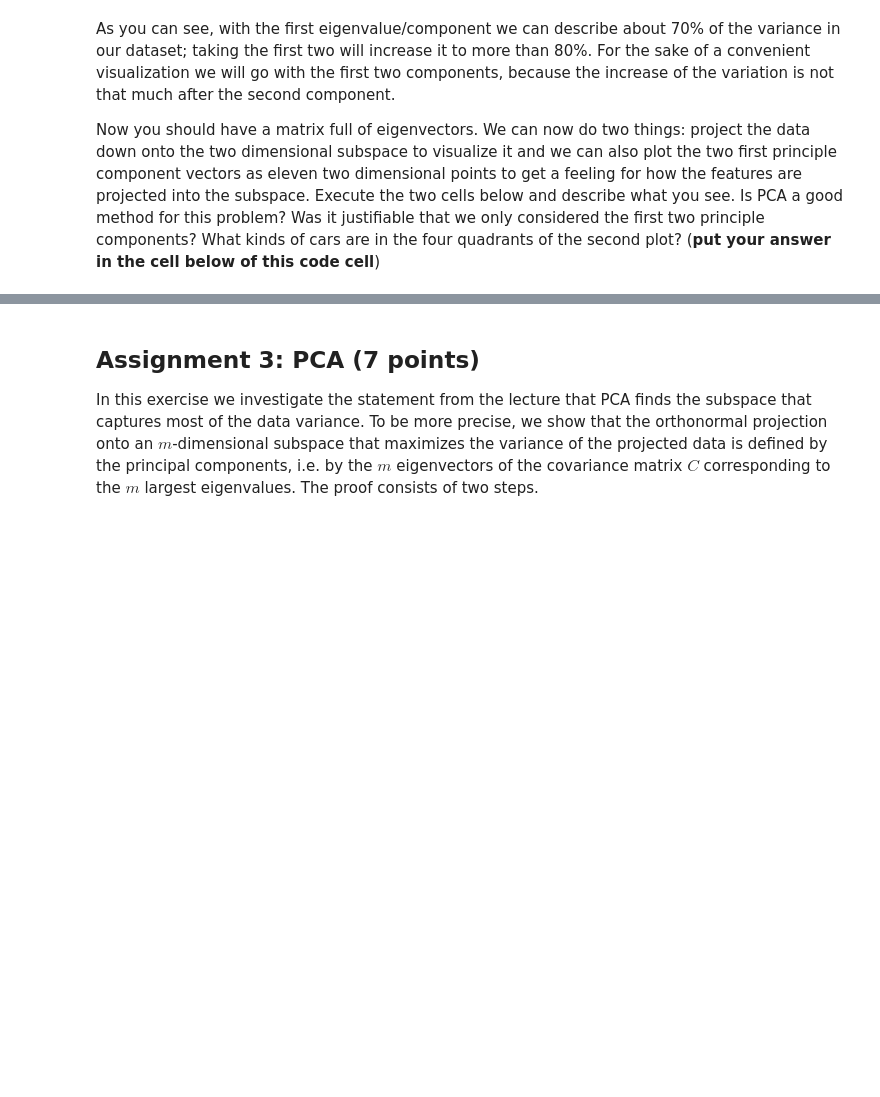
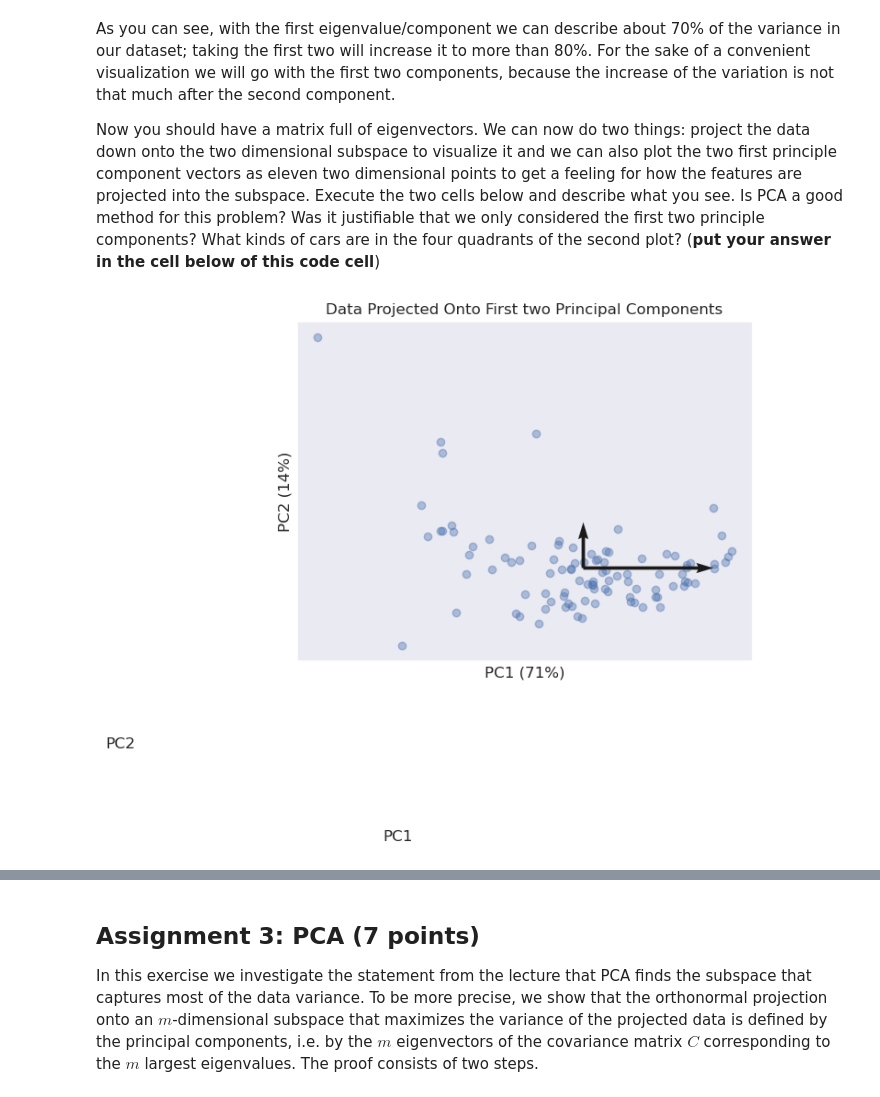
Before and after one commit to Mini11e/ML, a Jupyter notebook: hw06/sheet06_new.ipynb, the cells around one changed output, grey strips where cells are left out. Drawn from its saved outputs; the diff is of its cells as text; code cells hidden in the pictures; blank space fills up the shorter version.

```diff
--- a/hw06/sheet06_new.ipynb
+++ b/hw06/sheet06_new.ipynb
@@ -215,30 +241,33 @@ Now you should have a matrix full of eigenvectors. We can now do two things: pro
 # %%
 %matplotlib inline
 import matplotlib.pyplot as plt
 
 # Project the data down into the two dimensional subspace
+cars_norm = x_norm
 proj = cars_norm @ eigenvec[:,:2]
 
 
 # Plot projected data
 plt.title('Data Projected Onto First two Principal Components')
 plt.xticks([])
 plt.yticks([])
 plt.xlabel('PC1 ({}%)'.format(round(var_exp[0])))
 plt.ylabel('PC2 ({}%)'.format(round(var_exp[1])))
 plt.scatter(proj[:,0], proj[:,1], alpha=.4)
 
 # Plot the PC Vectors
 # Project them and scale them by the standard deviation.
 eigenvec_p = eigenvec.T @ eigenvec * np.sqrt(eigenval)
 origin = np.mean(proj, axis=0)
 
 plt.quiver(*origin, eigenvec_p[0,0], eigenvec_p[0,1], angles='xy', scale_units='xy', scale=1)
 plt.quiver(*origin, eigenvec_p[1,0], eigenvec_p[1,1], angles='xy', scale_units='xy', scale=1)
 
 
 plt.text(-12,-17.5, 'PC1')
 plt.text(-18,-15, 'PC2');
+# %% [output]
+[figure, added]
 # %%
 # Set the plot
 plt.figure(figsize=(10,8))
```
Also changed, not shown: parts of 14 cells of this notebook.
